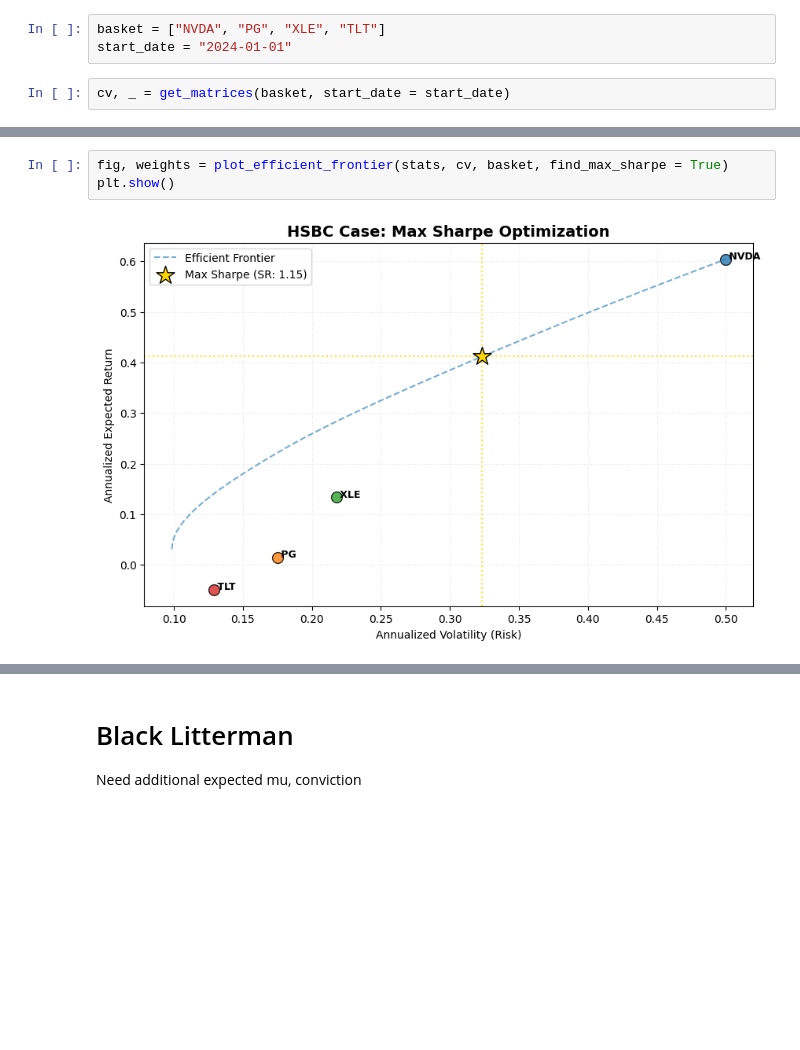
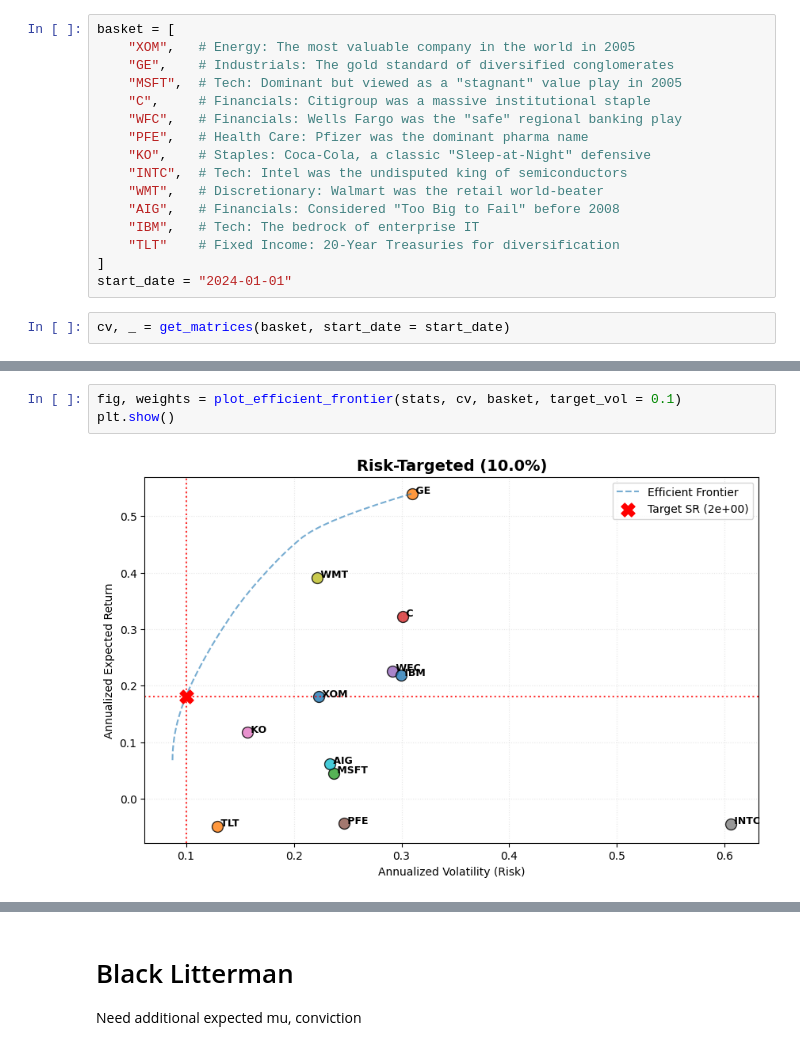
Before and after one commit to SJEGoh/Portfolio-Optimizer, a Jupyter notebook: src/report.ipynb, the cells around one changed output, grey strips where cells are left out. Cells and saved outputs as stored; diff of their text form; blank space fills up the shorter version.

```diff
--- a/src/report.ipynb
+++ b/src/report.ipynb
@@ -14,5 +16,18 @@ import matplotlib.pyplot as plt
 # %%
-basket = ["NVDA", "PG", "XLE", "TLT"]
+basket = [
+    "XOM",   # Energy: The most valuable company in the world in 2005
+    "GE",    # Industrials: The gold standard of diversified conglomerates
+    "MSFT",  # Tech: Dominant but viewed as a "stagnant" value play in 2005
+    "C",     # Financials: Citigroup was a massive institutional staple
+    "WFC",   # Financials: Wells Fargo was the "safe" regional banking play
+    "PFE",   # Health Care: Pfizer was the dominant pharma name
+    "KO",    # Staples: Coca-Cola, a classic "Sleep-at-Night" defensive
+    "INTC",  # Tech: Intel was the undisputed king of semiconductors
+    "WMT",   # Discretionary: Walmart was the retail world-beater
+    "AIG",   # Financials: Considered "Too Big to Fail" before 2008
+    "IBM",   # Tech: The bedrock of enterprise IT
+    "TLT"    # Fixed Income: 20-Year Treasuries for diversification
+]
 start_date = "2024-01-01"
 # %%
 cv, _ = get_matrices(basket, start_date = start_date)
@@ -27,9 +50,9 @@ stats
 | TLT | -0.048816 | 0.128771 |
 # %%
-fig, weights = plot_efficient_frontier(stats, cv, basket, find_max_sharpe = True)
+fig, weights = plot_efficient_frontier(stats, cv, basket, target_vol = 0.1)
 plt.show()
 # %% [output]
-[figure, old version]
+[figure, new version]
 # %%
 weights
 # %% [output]
```
Also changed, not shown: parts of 33 cells of this notebook, 2 other files.
